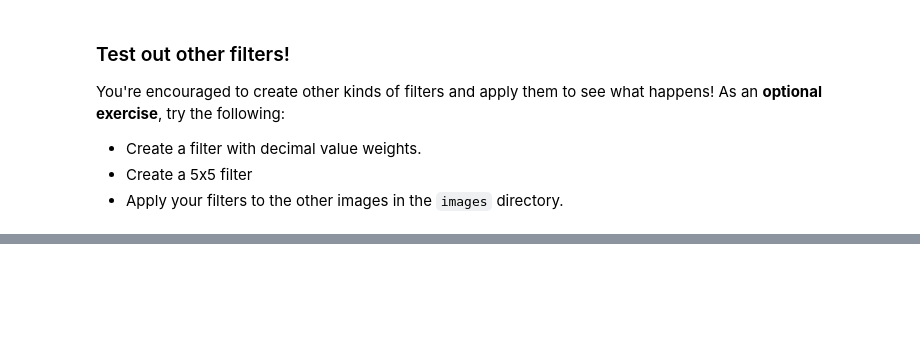
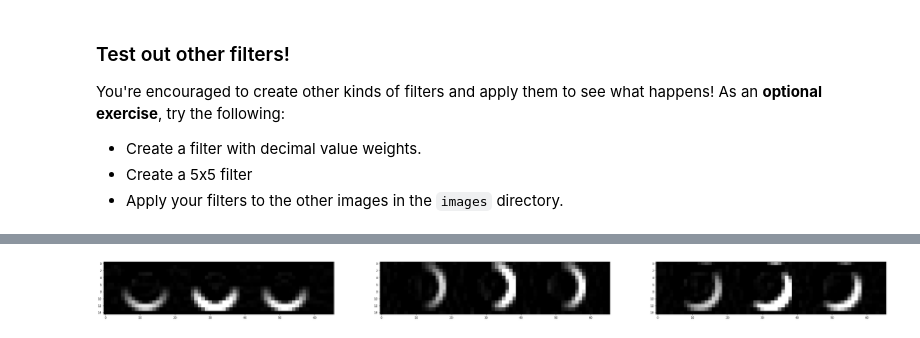
Before and after one commit to olivetom/bertelsmann, a Jupyter notebook: Lesson06/notebooks/25-Finding Edges and Custom Kernels.ipynb, the cells around one changed output, grey strips where cells are left out. Drawn from its saved outputs; the diff is of its cells as text; code cells hidden in the pictures; blank space fills up the shorter version.

```diff
--- a/Lesson06/notebooks/25-Finding Edges and Custom Kernels.ipynb
+++ b/Lesson06/notebooks/25-Finding Edges and Custom Kernels.ipynb
@@ -60,0 +109,33 @@ You're encouraged to create other kinds of filters and apply them to see what ha
+# %%
+image = mpimg.imread('Lesson06/data/icon_1.jpg')
+gray = cv2.cvtColor(image, cv2.COLOR_RGB2GRAY)
+
+sobel_yr = np.array([[ 1, 2, 1],
+                   [ 0, 0, 0],
+                   [ -1, -2, -1]])
+
+sobel_xr = np.array([[ 1, 0, -1],
+                   [ 2, 0, -2],
+                   [ 1, 0, -1]])
+
+sobel_xyr = np.array([[ 2, 1, 0],
+                   [ 1, 0, -1],
+                   [ 0, -1, -2]])
+
+filtered_image = cv2.filter2D(gray, -1, sobel_yr)
+filtered_image2 = cv2.filter2D(gray, -1, sobel_xr)
+filtered_image3 = cv2.filter2D(gray, -1, sobel_xyr)
+
+
+f = plt.figure(figsize=(50,15))
+f.add_subplot(1,3, 1)
+plt.imshow(filtered_image, cmap='gray')
+f.add_subplot(1,3, 2)
+plt.imshow(filtered_image2, cmap='gray')
+
+f.add_subplot(1,3, 3)
+plt.imshow(filtered_image3, cmap='gray')
+
+plt.show(block=True)
+# %% [output]
+[figure, added]
```
Also changed, not shown: parts of 5 cells of this notebook, 6 other files.
